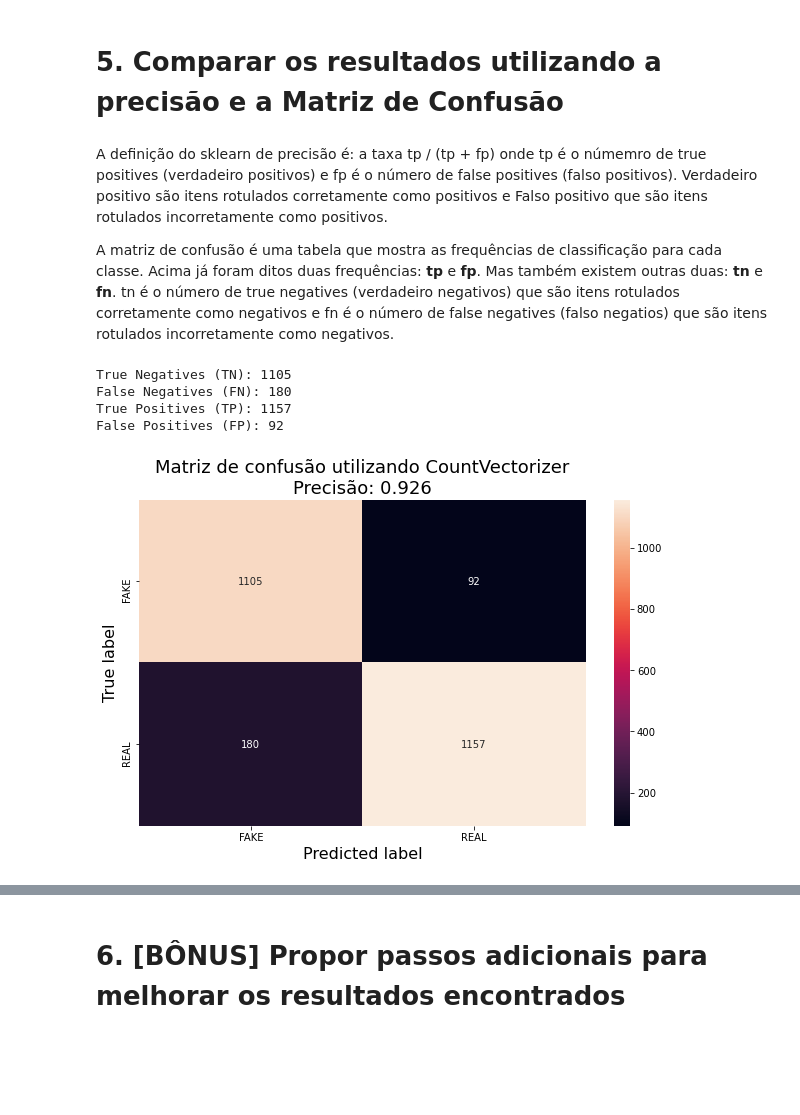
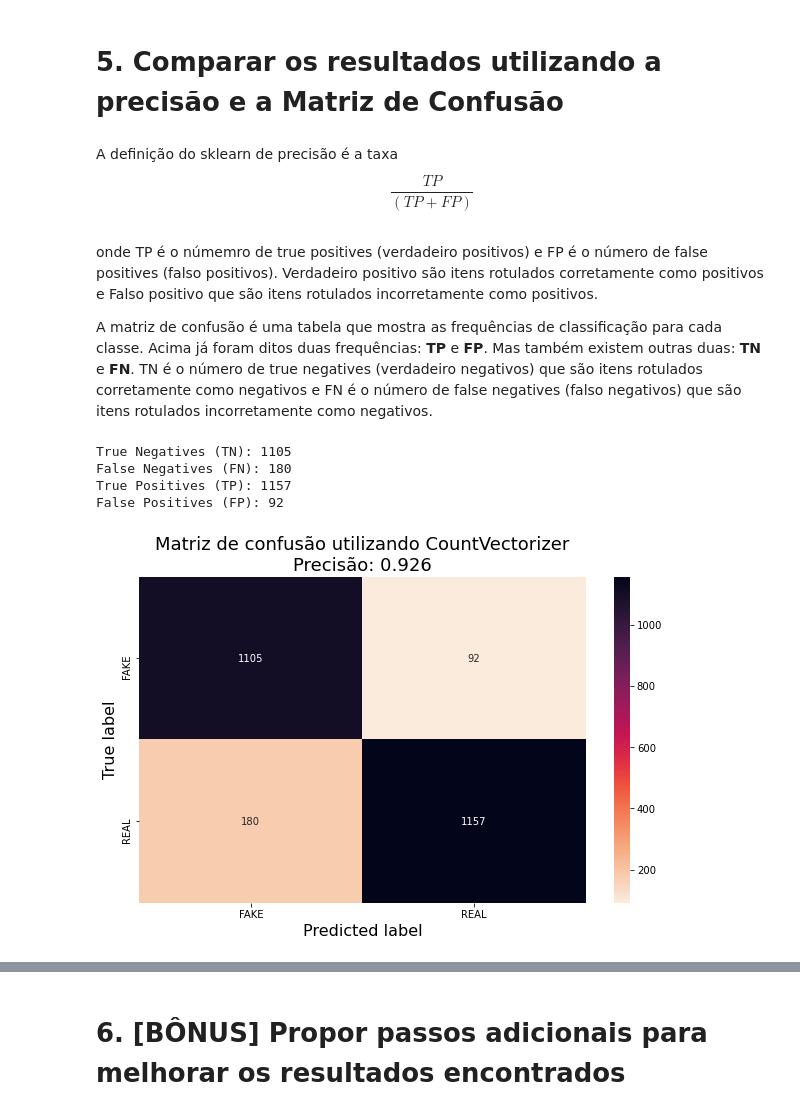
Before and after one commit to thalissonfelipe/mineracao, a Jupyter notebook: Trabalho04/PLN.ipynb, the cells around one changed output, grey strips where cells are left out. Cells and saved outputs as stored; diff of their text form; code cells hidden in the pictures; blank space fills up the shorter version.

```diff
--- a/Trabalho04/PLN.ipynb
+++ b/Trabalho04/PLN.ipynb
@@ -82,27 +94,27 @@ def show_frequencies(confusion_matrix):
     print('True Positives (TP):', confusion_matrix[1][1])
     print('False Positives (FP):', confusion_matrix[0][1])
 # %% [markdown]
-A definição do sklearn de precisão é: a taxa tp / (tp + fp) onde tp é o númemro de true positives (verdadeiro positivos) e fp é o número de false positives (falso positivos). Verdadeiro positivo são itens rotulados corretamente como positivos e Falso positivo que são itens rotulados incorretamente como positivos.
+A definição do sklearn de precisão é a taxa <br> $$ \frac{TP}{ (TP + FP)} $$ <br>onde TP é o númemro de true positives (verdadeiro positivos) e FP é o número de false positives (falso positivos). Verdadeiro positivo são itens rotulados corretamente como positivos e Falso positivo que são itens rotulados incorretamente como positivos.
 
-A matriz de confusão é uma tabela que mostra as frequências de classificação para cada classe. Acima já foram ditos duas frequências: **tp** e **fp**. Mas também existem outras duas: **tn** e **fn**. tn é o número de true negatives (verdadeiro negativos) que são itens rotulados corretamente como negativos e fn é o número de false negatives (falso negatios) que são itens rotulados incorretamente como negativos.
+A matriz de confusão é uma tabela que mostra as frequências de classificação para cada classe. Acima já foram ditos duas frequências: **TP** e **FP**. Mas também existem outras duas: **TN** e **FN**. TN é o número de true negatives (verdadeiro negativos) que são itens rotulados corretamente como negativos e FN é o número de false negatives (falso negativos) que são itens rotulados incorretamente como negativos.
 # %%
 y_pred1 = clf1.predict(X_test1)
 precision1 = precision_score(y_pred1, y_test1)
 cm1 = confusion_matrix(y_pred1, y_test1)
 show_frequencies(cm1)
 cm1_df = pd.DataFrame(cm1, index=['FAKE','REAL'], columns=['FAKE','REAL'])
 
-sns.heatmap(cm1_df, annot=True, fmt='d')
+sns.heatmap(cm1_df, annot=True, cmap = 'rocket_r', fmt='d')
 plt.title('Matriz de confusão utilizando CountVectorizer\nPrecisão: {0:.3f}'.format(precision1), fontsize=18)
 plt.ylabel('True label', fontsize=16)
 plt.xlabel('Predicted label', fontsize=16)
 plt.show()
 # %% [output]
 True Negatives (TN): 1105
 False Negatives (FN): 180
 True Positives (TP): 1157
 False Positives (FP): 92
-[figure, old version]
+[figure, new version]
 # %%
 y_pred2 = clf2.predict(X_test2)
 precision2 = precision_score(y_pred2, y_test2)
```
Also changed, not shown: parts of 14 cells of this notebook.
